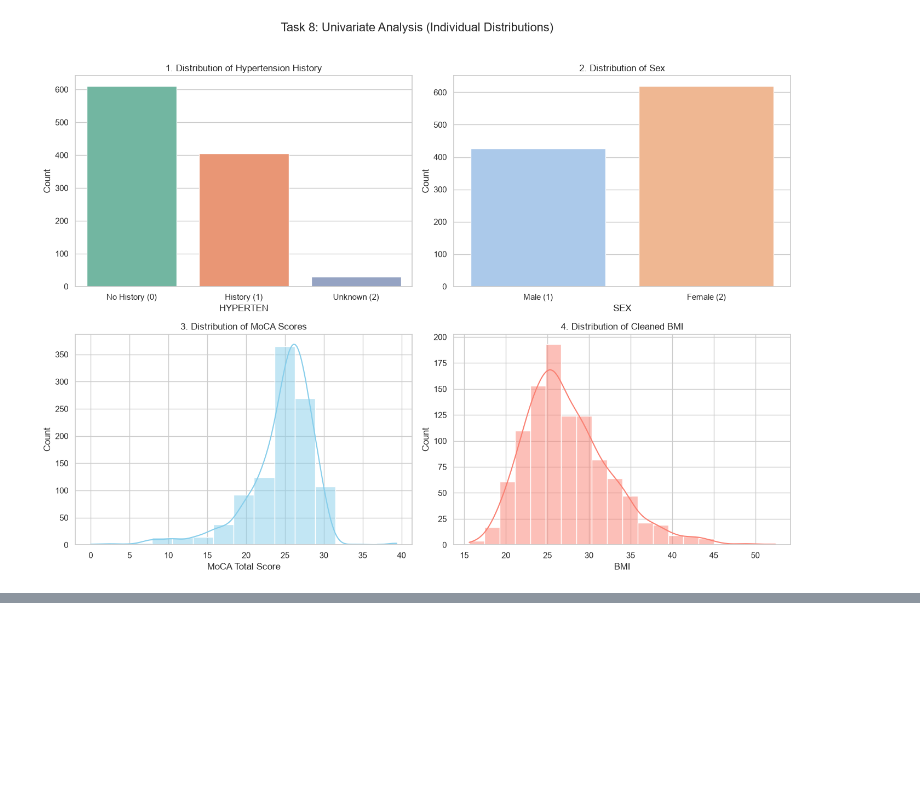
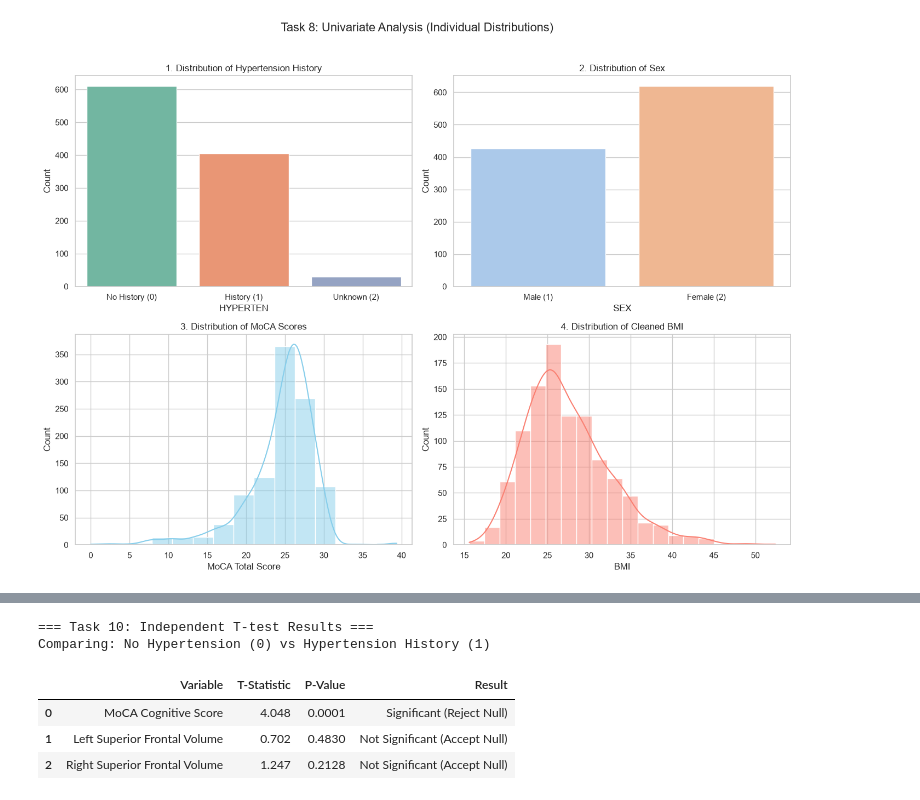
Before and after one commit to alirezaen6/Stats-Project-NACC, a Jupyter notebook: notebooks/phase1.ipynb, the cells around one changed output, grey strips where cells are left out. Saved outputs shown, nothing was run; the diff lists cells and outputs as text; code cells hidden in the pictures; blank space fills up the shorter version.

```diff
--- a/notebooks/phase1.ipynb
+++ b/notebooks/phase1.ipynb
@@ -335,0 +372,42 @@ Passing `palette` without assigning `hue` is deprecated and will be removed in v
+# %%
+import pandas as pd
+from scipy import stats
+
+group_healthy = df_final[df_final['HYPERTEN'] == 0]
+group_hyper = df_final[df_final['HYPERTEN'] == 1]
+
+test_variables = {
+    'MOCATOTS': 'MoCA Cognitive Score',
+    'LH_SUPERIORFRONTAL_GVOL': 'Left Superior Frontal Volume',
+    'RH_SUPERIORFRONTAL_GVOL': 'Right Superior Frontal Volume'
+}
+
+print("=== Task 10: Independent T-test Results ===")
+print("Comparing: No Hypertension (0) vs Hypertension History (1)\n")
+
+results = []
+
+for var, name in test_variables.items():
+    data_healthy = group_healthy[var].dropna()
+    data_hyper = group_hyper[var].dropna()
+
+    t_stat, p_val = stats.ttest_ind(data_healthy, data_hyper, equal_var=False)
+
+    significance = "Significant (Reject Null)" if p_val < 0.05 else "Not Significant (Accept Null)"
+
+    results.append({
+        'Variable': name,
+        'T-Statistic': round(t_stat, 3),
+        'P-Value': format(p_val, '.4f'),
+        'Result': significance
+    })
+
+results_df = pd.DataFrame(results)
+display(results_df)
+# %% [output]
+=== Task 10: Independent T-test Results ===
+Comparing: No Hypertension (0) vs Hypertension History (1)
+|  | Variable | T-Statistic | P-Value | Result |
+| 0 | MoCA Cognitive Score | 4.048 | 0.0001 | Significant (Reject Null) |
+| 1 | Left Superior Frontal Volume | 0.702 | 0.4830 | Not Significant (Accept Null) |
+| 2 | Right Superior Frontal Volume | 1.247 | 0.2128 | Not Significant (Accept Null) |
```
Also changed, not shown: parts of 1 cell of this notebook, 1 other file.
